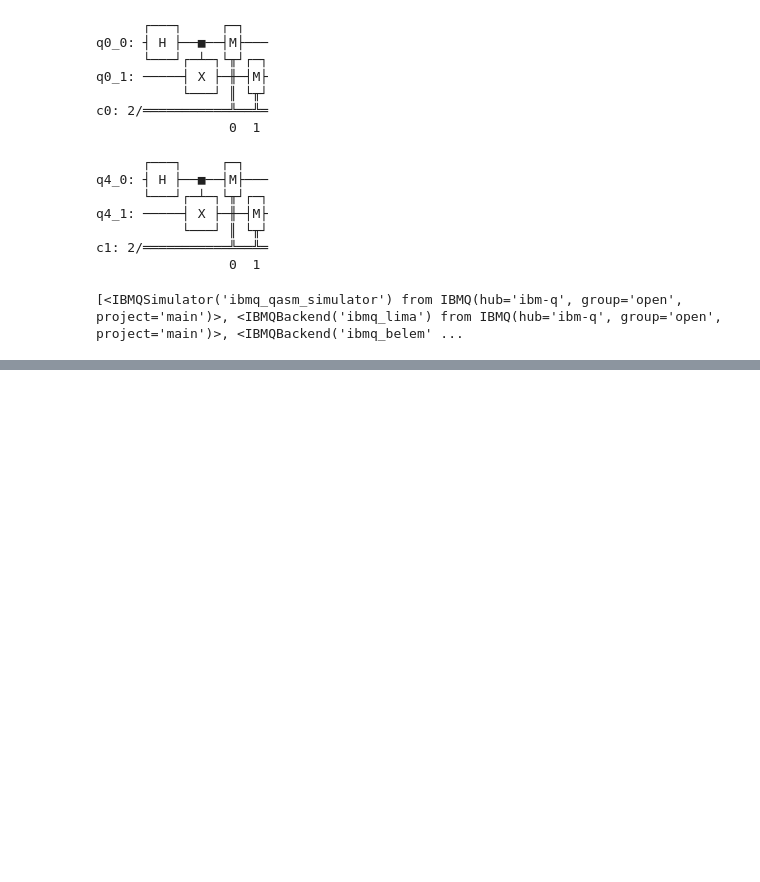
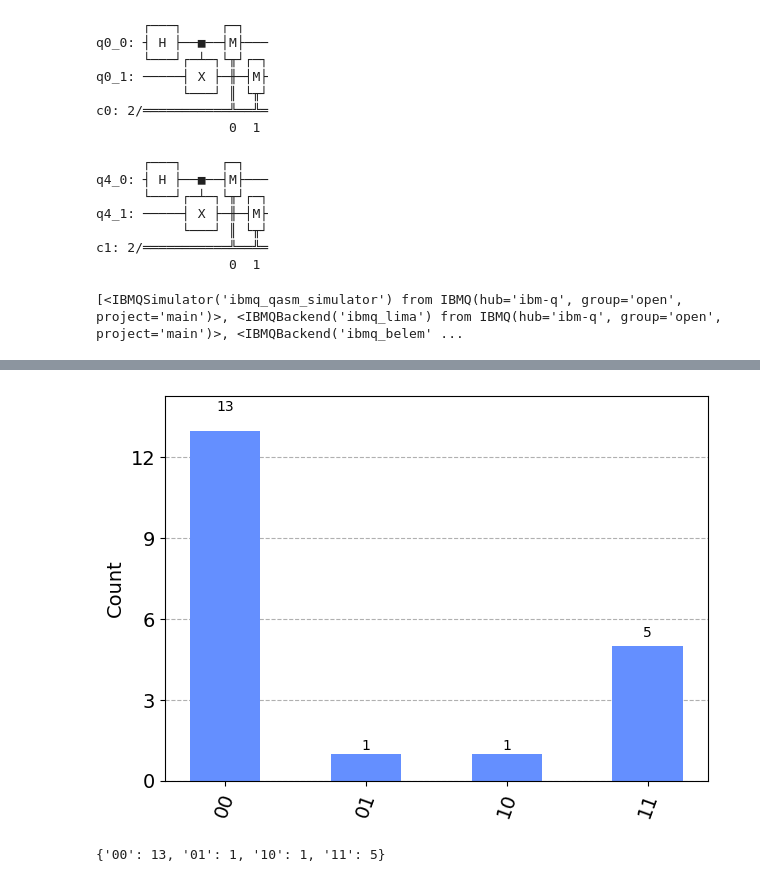
Before and after one commit to Josh-XT/Quantum, a Jupyter notebook: qk.ipynb, the cells around one changed output, grey strips where cells are left out. Cells and saved outputs as stored; diff of their text form; code cells hidden in the pictures; blank space fills up the shorter version.

```diff
--- a/qk.ipynb
+++ b/qk.ipynb
@@ -87,0 +90,28 @@ plot_histogram(result.get_counts(circuit))
+# %%
+def get_backend(qubits=2, simulation=False):
+    # Finds the best quantum computer at IBM with the lowest queue as long as it has enough qubits for the circuit
+    if simulation == True:
+        # Execute the circuit on a simulator backend
+        best_backend = Aer.get_backend('qasm_simulator')
+    else:
+        # Execute the circuit on a real device backend
+        lowest = 1000000
+        provider = IBMQ.get_provider(hub='ibm-q')
+        for backend in provider.backends():
+            try:
+                queue = backend.status().pending_jobs
+                qubit_count = len(backend.properties().qubits)
+                if qubit_count < qubits:
+                    print(f"Backend {backend.name()} has {qubit_count} qubits, but we need {qubits} qubits")
+                    continue
+                if queue < lowest:
+                    lowest = queue
+                    best_backend = provider.get_backend(backend.name())
+                print(f"Backend {backend.name()} has {queue} queued jobs and {qubit_count} qubits")
+            except:
+                print(f"Backend {backend.name()} is not operational")
+        if best_backend is None:
+            best_backend = provider.get_backend('ibmq_lima')
+    print(f"Selected {backend} with {len(backend.properties().qubits)} qubits")
+    return best_backend
+backend = get_backend(qubits=circuit.num_qubits, simulation=False)
@@ -87,0 +131,9 @@ plot_histogram(result.get_counts(circuit))
+# %%
+result = execute(circuit, backend=backend, shots=20).result()
+plot_histogram(result.get_counts(circuit))
+# %% [output]
+[figure, added]
+# %%
+result.get_counts(circuit)
+# %% [output]
+{'00': 13, '01': 1, '10': 1, '11': 5}
```
Also changed, not shown: parts of 4 cells of this notebook, 1 other file.
